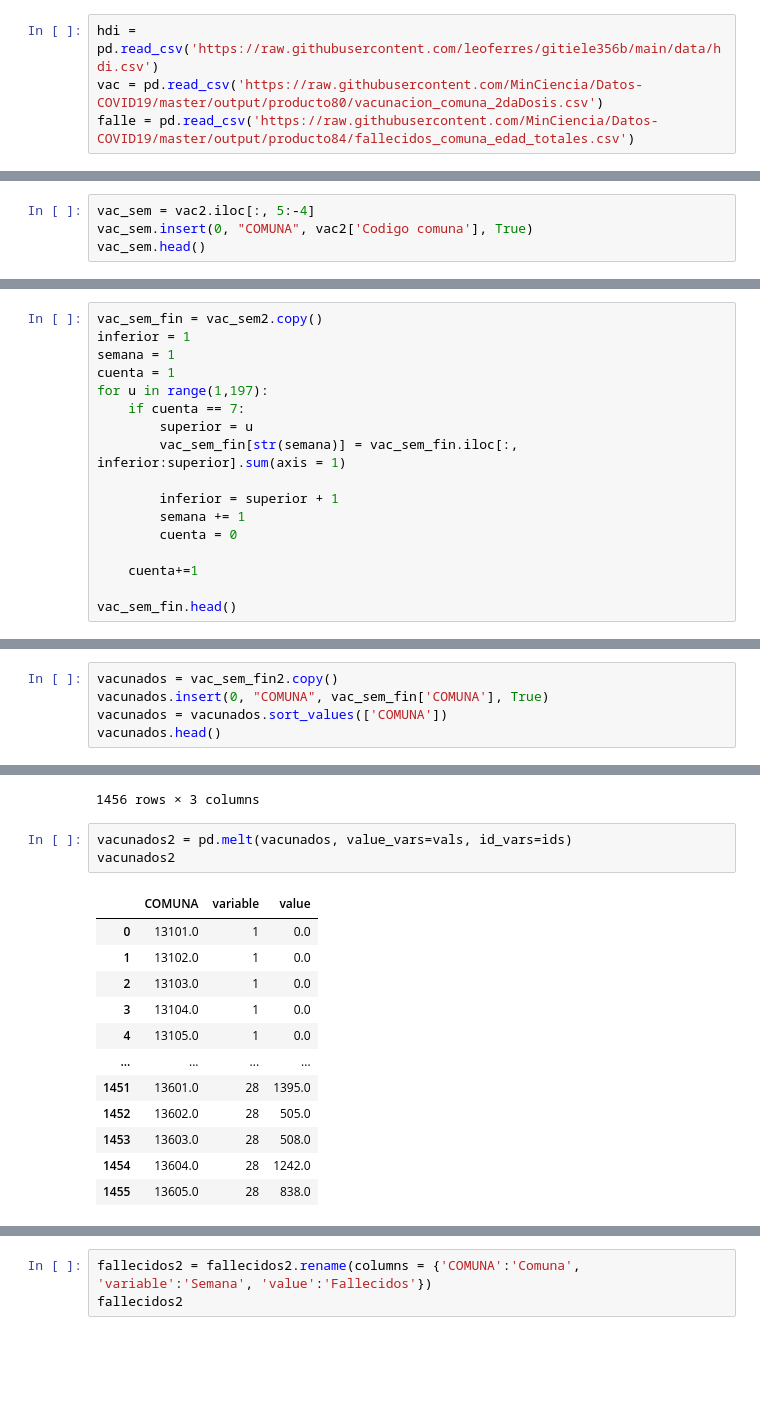
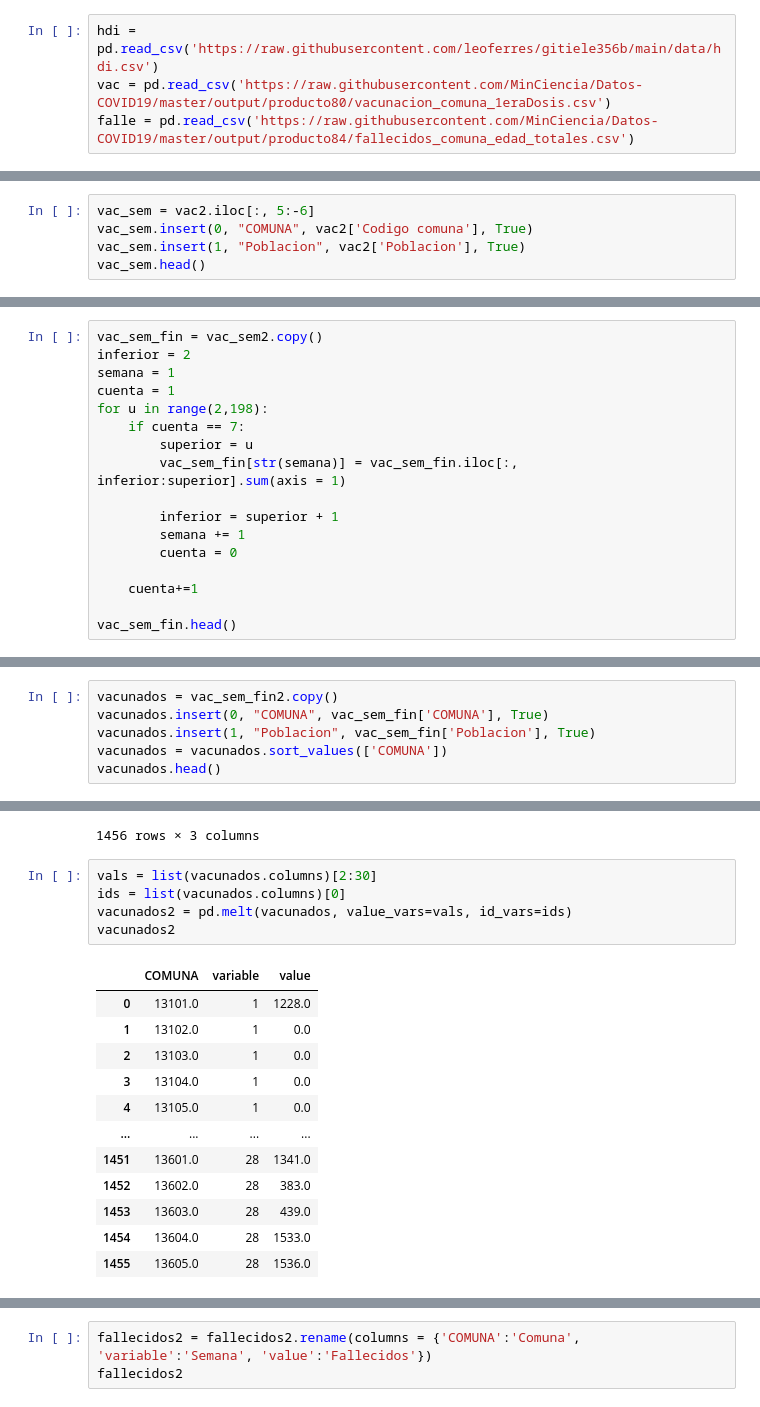
Before and after one commit to Seba-Duran/Tareas, a Jupyter notebook: Tarea3.ipynb, the cells around one changed output, grey strips where cells are left out. Saved outputs shown, nothing was run; the diff lists cells and outputs as text; blank space fills up the shorter version.

```diff
--- a/Tarea3.ipynb
+++ b/Tarea3.ipynb
@@ -12,7 +12,7 @@ import statsmodels.api as sm
 import numpy as np
 # %%
 hdi = pd.read_csv('https://raw.githubusercontent.com/leoferres/gitiele356b/main/data/hdi.csv')
-vac = pd.read_csv('https://raw.githubusercontent.com/MinCiencia/Datos-COVID19/master/output/producto80/vacunacion_comuna_2daDosis.csv')
+vac = pd.read_csv('https://raw.githubusercontent.com/MinCiencia/Datos-COVID19/master/output/producto80/vacunacion_comuna_1eraDosis.csv')
 falle = pd.read_csv('https://raw.githubusercontent.com/MinCiencia/Datos-COVID19/master/output/producto84/fallecidos_comuna_edad_totales.csv')
 # %% [markdown]
 # Pre-proceso y limpieza de datos
@@ -201,5 +211,6 @@ falle_sem.head()
 # %%
-vac_sem = vac2.iloc[:, 5:-4]
+vac_sem = vac2.iloc[:, 5:-6]
 vac_sem.insert(0, "COMUNA", vac2['Codigo comuna'], True)
+vac_sem.insert(1, "Poblacion", vac2['Poblacion'], True)
 vac_sem.head()
 # %% [output]
@@ -337,10 +346,10 @@ fallecidos.head()
 Se repite el proceso para la base de datos perteneciente a vacunados.
 # %%
 vac_sem_fin = vac_sem2.copy()
-inferior = 1
+inferior = 2
 semana = 1
 cuenta = 1
-for u in range(1,197):
+for u in range(2,198):
     if cuenta == 7:
         superior = u
         vac_sem_fin[str(semana)] = vac_sem_fin.iloc[:, inferior:superior].sum(axis = 1)
@@ -374,6 +383,7 @@ vac_sem_fin2.head()
 # %%
 vacunados = vac_sem_fin2.copy()
 vacunados.insert(0, "COMUNA", vac_sem_fin['COMUNA'], True)
+vacunados.insert(1, "Poblacion", vac_sem_fin['Poblacion'], True)
 vacunados = vacunados.sort_values(['COMUNA'])
 vacunados.head()
 # %% [output]
@@ -426,21 +450,23 @@ fallecidos2
 | 1455 | 13605 | 28 | 5.0 |
 1456 rows × 3 columns
 # %%
+vals = list(vacunados.columns)[2:30]
+ids = list(vacunados.columns)[0]
 vacunados2 = pd.melt(vacunados, value_vars=vals, id_vars=ids)
 vacunados2
 # %% [output]
 |  | COMUNA | variable | value |
-| 0 | 13101.0 | 1 | 0.0 |
+| 0 | 13101.0 | 1 | 1228.0 |
 | 1 | 13102.0 | 1 | 0.0 |
 | 2 | 13103.0 | 1 | 0.0 |
 | 3 | 13104.0 | 1 | 0.0 |
 | 4 | 13105.0 | 1 | 0.0 |
 | ... | ... | ... | ... |
-| 1451 | 13601.0 | 28 | 1395.0 |
-| 1452 | 13602.0 | 28 | 505.0 |
-| 1453 | 13603.0 | 28 | 508.0 |
-| 1454 | 13604.0 | 28 | 1242.0 |
-| 1455 | 13605.0 | 28 | 838.0 |
+| 1451 | 13601.0 | 28 | 1341.0 |
+| 1452 | 13602.0 | 28 | 383.0 |
+| 1453 | 13603.0 | 28 | 439.0 |
+| 1454 | 13604.0 | 28 | 1533.0 |
+| 1455 | 13605.0 | 28 | 1536.0 |
 1456 rows × 3 columns
 # %%
 fallecidos2 = fallecidos2.rename(columns = {'COMUNA':'Comuna', 'variable':'Semana', 'value':'Fallecidos'})
```
Also changed, not shown: parts of 47 cells of this notebook.
